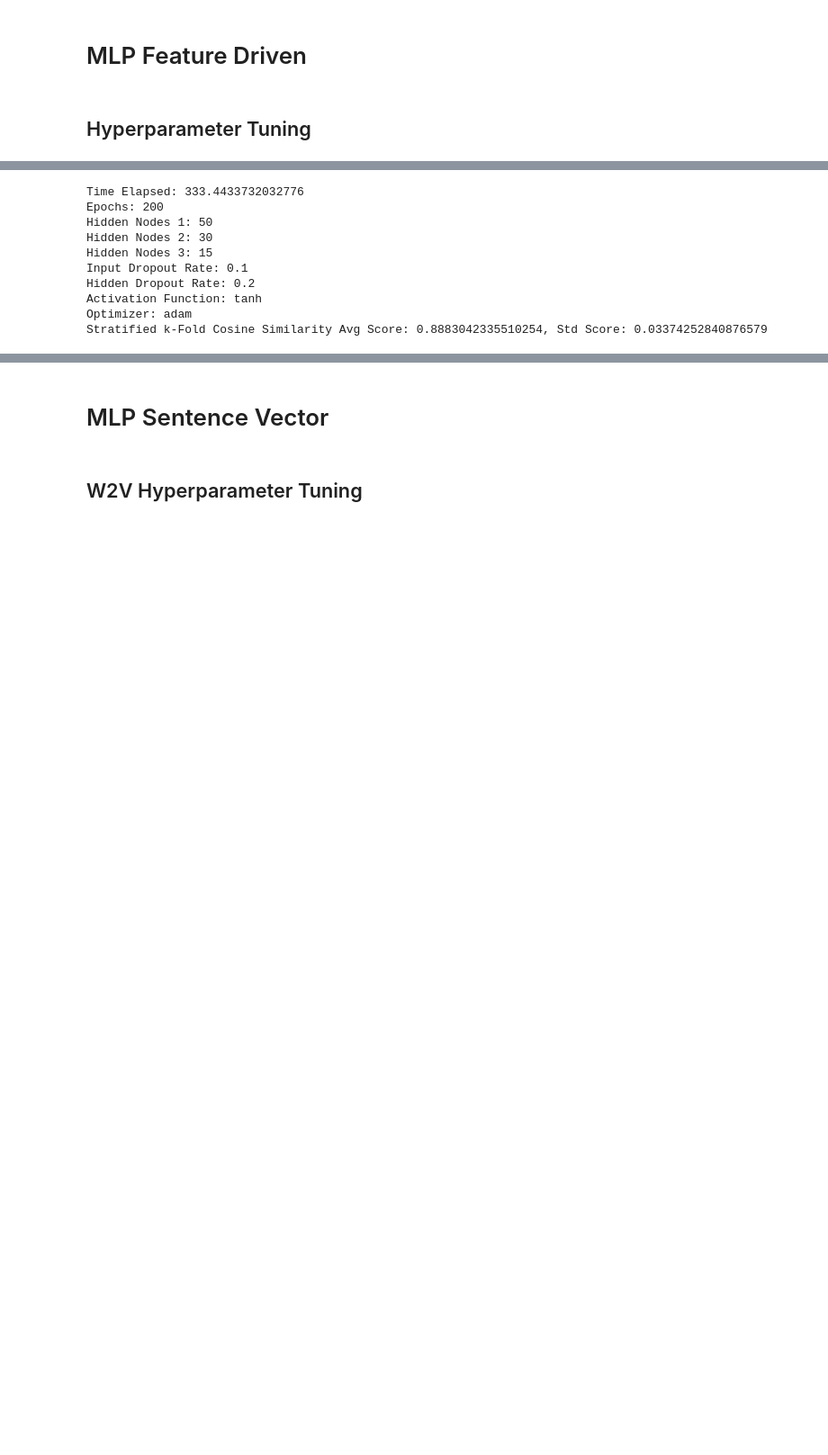
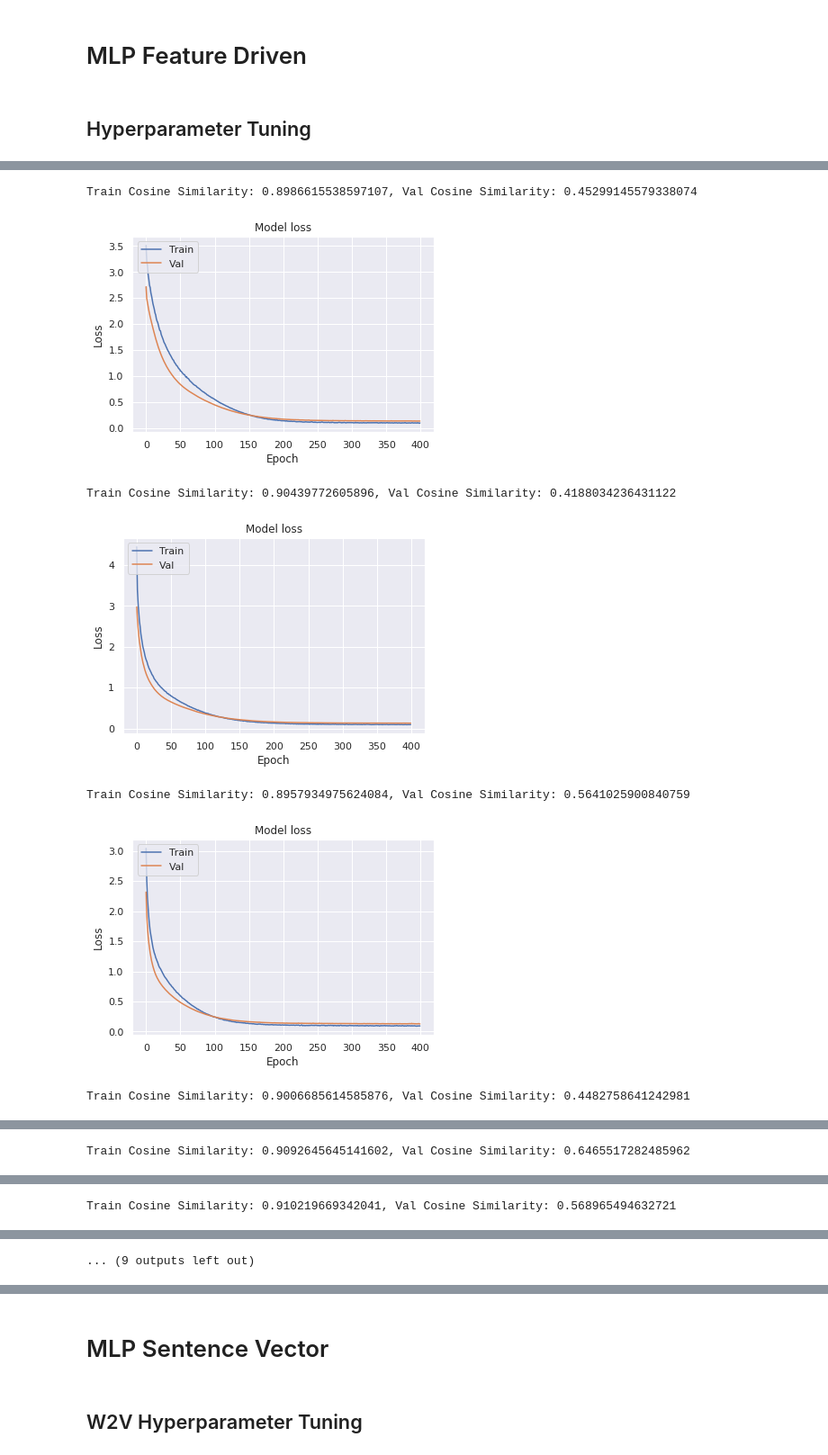
Before and after one commit to louisowen6/NLP_Stacking_Ensemble, a Jupyter notebook: Model/MLP.ipynb, the cells around one changed output, grey strips where cells are left out. Shown at 90% size. Saved outputs shown, nothing was run; the diff lists cells and outputs as text; code cells hidden in the pictures; blank space fills up the shorter version.

```diff
--- a/Model/MLP.ipynb
+++ b/Model/MLP.ipynb
@@ -360,13 +618,14 @@ Stratified k-Fold Cosine Similarity Avg Score: 0.8882153630256653, Std Score: 0.
 # %%
-grid_model(df_train,hidden_nodes_1=50,hidden_nodes_2=30,hidden_nodes_3=15,input_dropout=0.1,hidden_dropout=0.2,activation_list=['tanh'],optimizer='adam',epochs=200,two_layer=False,sentence_vector=False)
+optimizer=optimizers.Adam(learning_rate=0.0001)
+
+grid_model(df_train,hidden_nodes_1=50,hidden_nodes_2=30,hidden_nodes_3=15,
+           input_dropout=0.25,hidden_dropout=0.2,l2_regularizer=0.01,batch_normalization=False,
+           activation_list=['relu'],optimizer=optimizer,epochs=400,two_layer=False,sentence_vector=False)
 # %% [output]
-Time Elapsed: 333.4433732032776
-Epochs: 200
-Hidden Nodes 1: 50
-Hidden Nodes 2: 30
-Hidden Nodes 3: 15
-Input Dropout Rate: 0.1
-Hidden Dropout Rate: 0.2
-Activation Function: tanh
-Optimizer: adam
-Stratified k-Fold Cosine Similarity Avg Score: 0.8883042335510254, Std Score: 0.03374252840876579
+Train Cosine Similarity: 0.8986615538597107, Val Cosine Similarity: 0.45299145579338074
+[figure, added]
+Train Cosine Similarity: 0.90439772605896, Val Cosine Similarity: 0.4188034236431122
+[figure, added]
+Train Cosine Similarity: 0.8957934975624084, Val Cosine Similarity: 0.5641025900840759
+[figure, added]
+Train Cosine Similarity: 0.9006685614585876, Val Cosine Similarity: 0.4482758641242981
@@ -372,0 +633 @@ Stratified k-Fold Cosine Similarity Avg Score: 0.8883042335510254, Std Score: 0.
+Train Cosine Similarity: 0.9092645645141602, Val Cosine Similarity: 0.6465517282485962
@@ -372,0 +635 @@ Stratified k-Fold Cosine Similarity Avg Score: 0.8883042335510254, Std Score: 0.
+Train Cosine Similarity: 0.910219669342041, Val Cosine Similarity: 0.568965494632721
@@ -372,0 +637 @@ Stratified k-Fold Cosine Similarity Avg Score: 0.8883042335510254, Std Score: 0.
+... (9 outputs left out)
```
Also changed, not shown: parts of 44 cells of this notebook.
